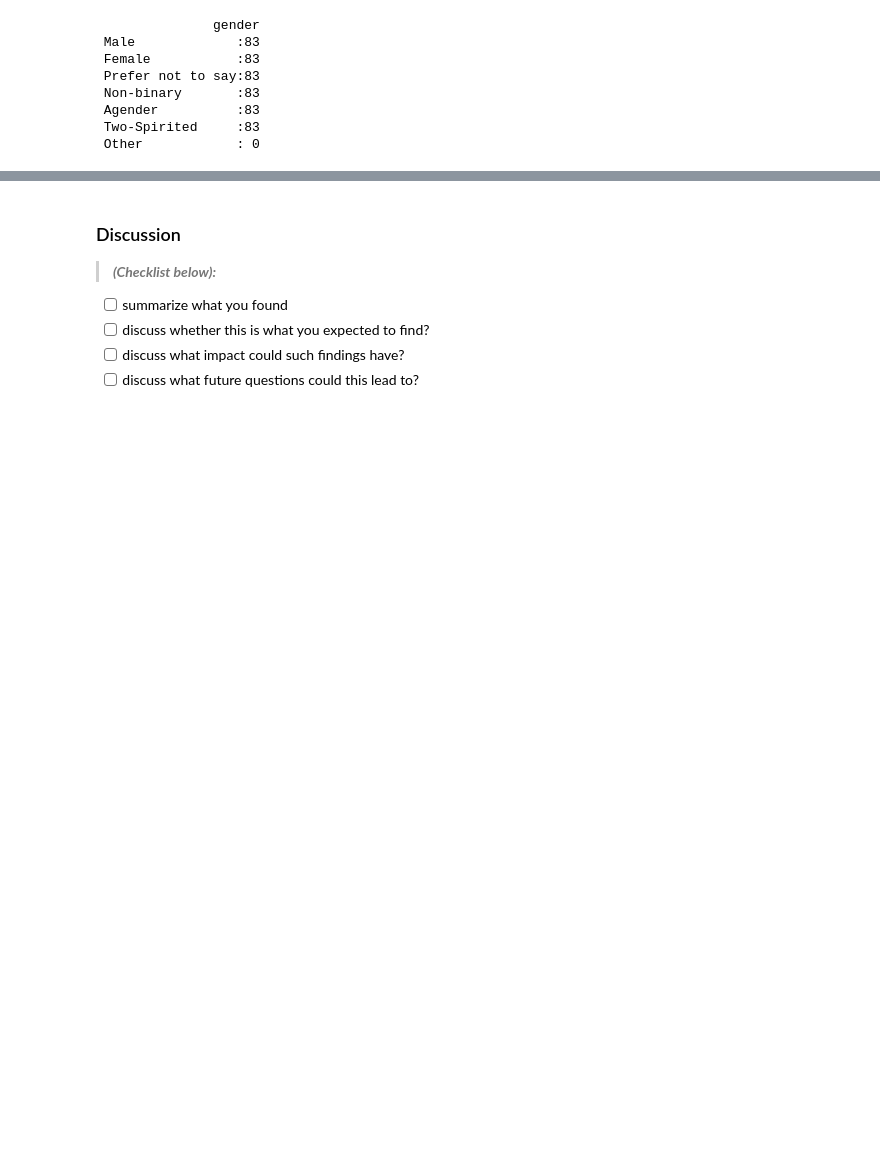
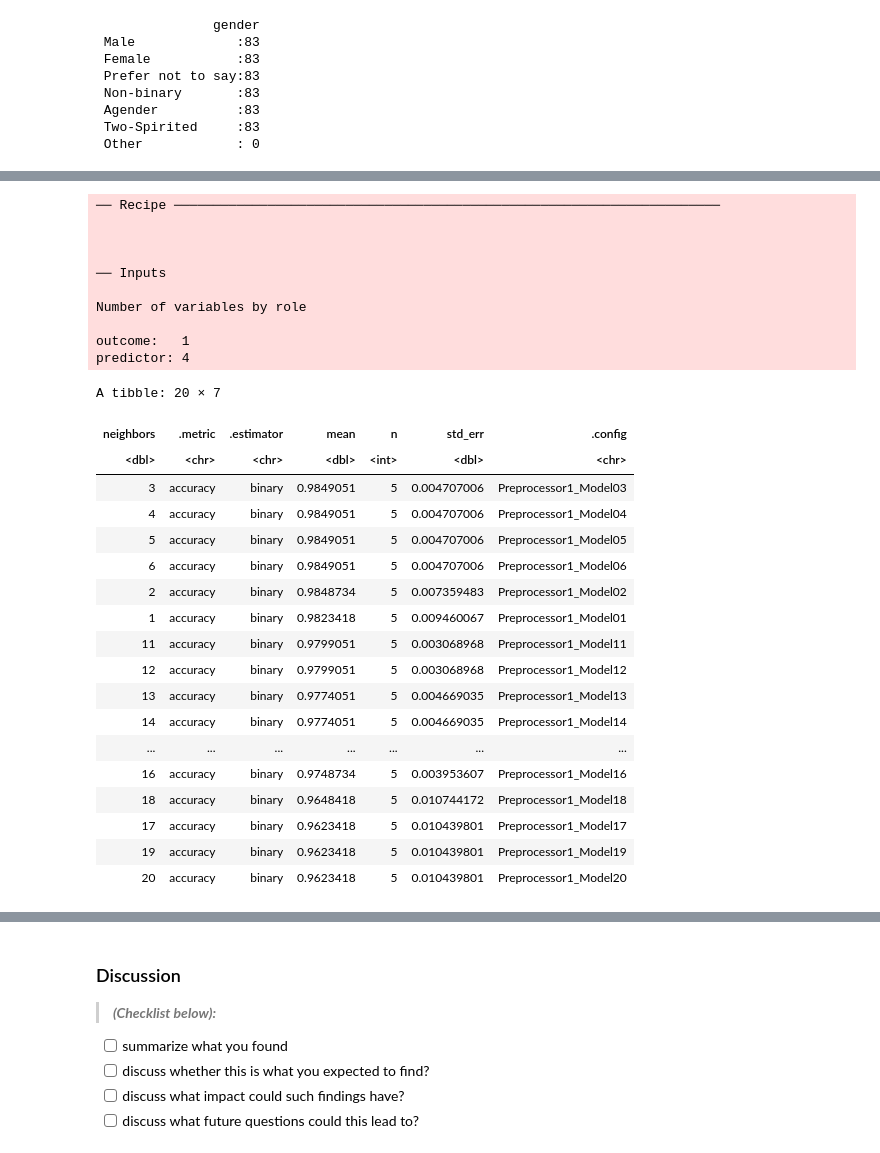
Before and after one commit to JosFen/Data-Science-Project-on-Minecraft-players-on-PlaiAI, a Jupyter notebook: project_final.ipynb, the cells around one changed output, grey strips where cells are left out. Saved outputs shown, nothing was run; the diff lists cells and outputs as text; code cells hidden in the pictures; blank space fills up the shorter version.

```diff
--- a/project_final.ipynb
+++ b/project_final.ipynb
@@ -441,3 +433,11 @@ To address the question of identifying which "kinds" of players are most likely
 The method assumes that players with similar characteristics will contribute similarly to playtime. Since KNN is based on distance metrics, it requires data to be scaled to ensure no single feature dominates the calculation. A key consideration is tuning the **k-value** (number of neighbors), which controls the balance between underfitting and overfitting. To select the optimal k, we will use **cross-validation** and evaluate performance metrics, such as accuracy or precision/recall, for various k-values.
 
 The dataset will be split into **80% training** and **20% testing** sets. We will preprocess the data by handling missing values, encoding categorical variables, and scaling features. Cross-validation will be used to select the best model and fine-tune hyperparameters, including the k-value, to improve prediction accuracy.
+# %%
+# split the data for cross validation:
+set.seed(123)
+players_split <- initial_split(classified_player_data, prop = 0.8, strata = high_contribution)
+players_train <- training(players_split)
+players_test <- testing(players_split)
+glimpse(players_train)
+dim(players_test)
@@ -443,0 +453,61 @@ The dataset will be split into **80% training** and **20% testing** sets. We wil
+# %%
+# Tune the knn classifier
+set.seed(123)
+# -- DEBUGGING : cannot upsample FALSE/TRUE target variable, which will cause error in fitting--
+players_recipe <- recipe(high_contribution ~ ., data = players_train)
+    # step_center(all_predictors())  # NECESSARY?
+
+
+players_recipe
+
+players_vfold <- vfold_cv(players_train, v = 5, strata = high_contribution)
+# players_vfold  # -- DEBUGGING --
+
+k_vals <- tibble(neighbors = seq(from = 1, to = 20, by = 1))
+
+knn_spec <- nearest_neighbor(weight_func = "rectangular",
+                             neighbors = tune()) |>
+  set_engine("kknn") |>
+  set_mode("classification")
+
+knn_results <- workflow() |>
+  add_recipe(players_recipe) |>
+  add_model(knn_spec) |>
+  tune_grid(resamples = players_vfold, grid = k_vals) |>
+  collect_metrics()
+
+accuracies <- knn_results |>
+  filter(.metric == "accuracy") |>
+  arrange(desc(mean))
+
+accuracies
+# %% [output]
+── Recipe ──────────────────────────────────────────────────────────────────────
+
+
+
+── Inputs
+
+Number of variables by role
+
+outcome:   1
+predictor: 4
+A tibble: 20 × 7
+| neighbors | .metric | .estimator | mean | n | std_err | .config |
+| <dbl> | <chr> | <chr> | <dbl> | <int> | <dbl> | <chr> |
+| 3 | accuracy | binary | 0.9849051 | 5 | 0.004707006 | Preprocessor1_Model03 |
+| 4 | accuracy | binary | 0.9849051 | 5 | 0.004707006 | Preprocessor1_Model04 |
+| 5 | accuracy | binary | 0.9849051 | 5 | 0.004707006 | Preprocessor1_Model05 |
+| 6 | accuracy | binary | 0.9849051 | 5 | 0.004707006 | Preprocessor1_Model06 |
+| 2 | accuracy | binary | 0.9848734 | 5 | 0.007359483 | Preprocessor1_Model02 |
+| 1 | accuracy | binary | 0.9823418 | 5 | 0.009460067 | Preprocessor1_Model01 |
+| 11 | accuracy | binary | 0.9799051 | 5 | 0.003068968 | Preprocessor1_Model11 |
+| 12 | accuracy | binary | 0.9799051 | 5 | 0.003068968 | Preprocessor1_Model12 |
+| 13 | accuracy | binary | 0.9774051 | 5 | 0.004669035 | Preprocessor1_Model13 |
+| 14 | accuracy | binary | 0.9774051 | 5 | 0.004669035 | Preprocessor1_Model14 |
+| ... | ... | ... | ... | ... | ... | ... |
+| 16 | accuracy | binary | 0.9748734 | 5 | 0.003953607 | Preprocessor1_Model16 |
+| 18 | accuracy | binary | 0.9648418 | 5 | 0.010744172 | Preprocessor1_Model18 |
+| 17 | accuracy | binary | 0.9623418 | 5 | 0.010439801 | Preprocessor1_Model17 |
+| 19 | accuracy | binary | 0.9623418 | 5 | 0.010439801 | Preprocessor1_Model19 |
+| 20 | accuracy | binary | 0.9623418 | 5 | 0.010439801 | Preprocessor1_Model20 |
```
Also changed, not shown: parts of 11 cells of this notebook.
